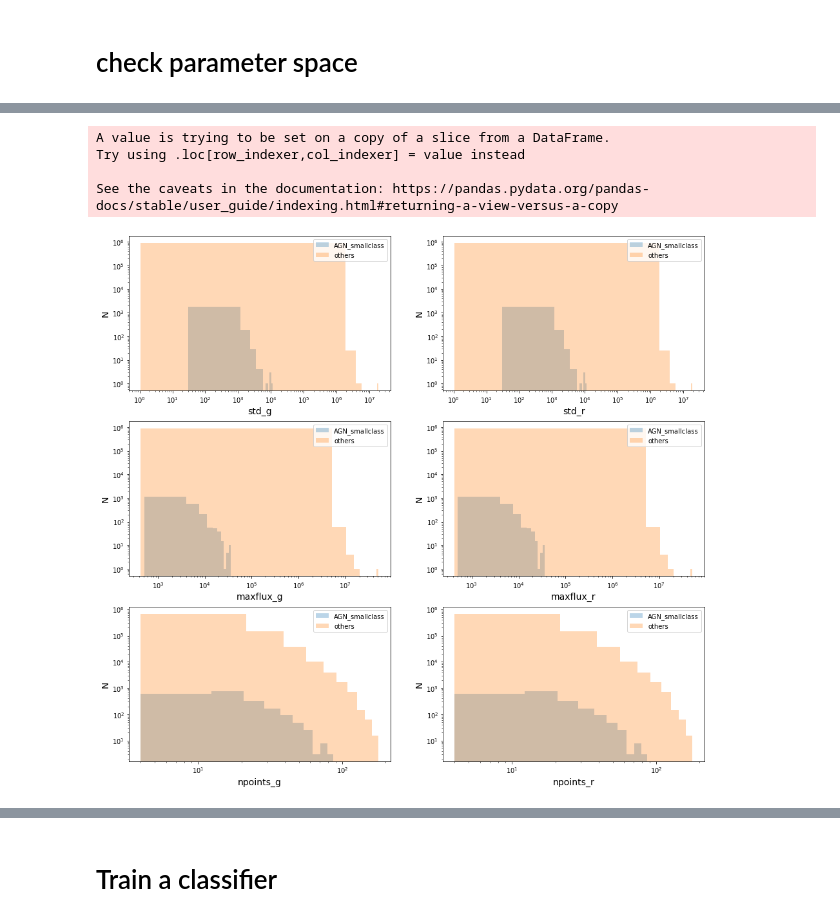
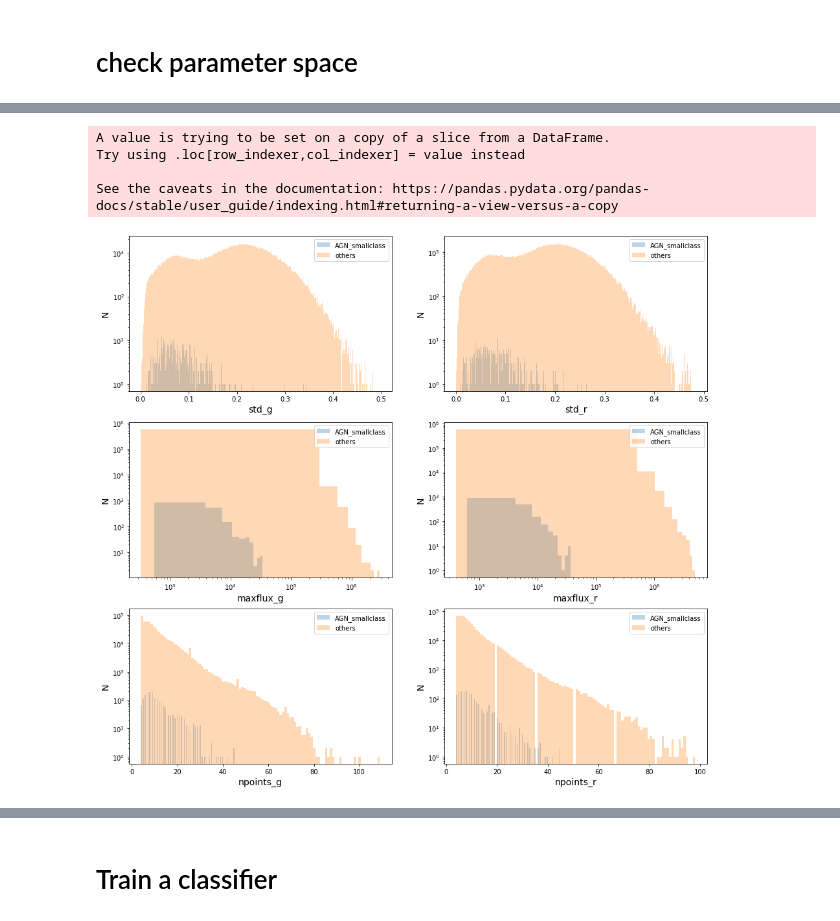
Before and after one commit to emilleishida/agn_classifier, a Jupyter notebook: check_database.ipynb, the cells around one changed output, grey strips where cells are left out. Cells and saved outputs as stored; diff of their text form; code cells hidden in the pictures.

```diff
--- a/check_database.ipynb
+++ b/check_database.ipynb
@@ -340,3 +331,5 @@ data_cut_final.to_csv('data/emille_data.csv.gz', index=False)
+# %%
+data_cut_final = pd.read_csv('../../data/emille_data.csv.gz')
 # %% [markdown]
 # check parameter space
 # %%
@@ -410,18 +400,16 @@ data_cut_final['AGN_smallclass'] = flag_AGN_smallclass.astype(int)
 plt.figure(figsize=(16,15))
 
 plt.subplot(3,2,1)
-plt.hist(data_cut_final[flag_AGN_smallclass]['std_g'], label='AGN_smallclass', alpha=0.3, log=True)
-plt.hist(data_cut_final[~flag_AGN_smallclass]['std_g'], label='others', alpha=0.3, log=True)
-plt.xscale('log')
+plt.hist(data_cut_final[flag_AGN_smallclass]['std_g'], label='AGN_smallclass', alpha=0.3, bins=1000, log=True)
+plt.hist(data_cut_final[~flag_AGN_smallclass]['std_g'], label='others', alpha=0.3, bins=1000, log=True)
 plt.legend()
 plt.xlabel('std_g', fontsize=14)
 plt.ylabel('N', fontsize=14)
 
 
 plt.subplot(3,2,2)
-plt.hist(data_cut_final[flag_AGN_smallclass]['std_r'], label='AGN_smallclass', alpha=0.3, log=True)
-plt.hist(data_cut_final[~flag_AGN_smallclass]['std_r'], label='others', alpha=0.3, log=True)
-plt.xscale('log')
+plt.hist(data_cut_final[flag_AGN_smallclass]['std_r'], label='AGN_smallclass', alpha=0.3, bins=1000, log=True)
+plt.hist(data_cut_final[~flag_AGN_smallclass]['std_r'], label='others', alpha=0.3, bins=1000, log=True)
 plt.legend()
 plt.xlabel('std_r', fontsize=14)
 plt.ylabel('N', fontsize=14)
@@ -433,40 +421,38 @@ plt.xscale('log')
 plt.legend()
 plt.xlabel('maxflux_g', fontsize=14)
 plt.ylabel('N', fontsize=14)
 
 
 plt.subplot(3,2,4)
 plt.hist(data_cut_final[flag_AGN_smallclass]['maxflux_r'], label='AGN_smallclass', alpha=0.3, log=True)
 plt.hist(data_cut_final[~flag_AGN_smallclass]['maxflux_r'], label='others', alpha=0.3, log=True)
 plt.xscale('log')
 plt.legend()
 plt.xlabel('maxflux_r', fontsize=14)
 plt.ylabel('N', fontsize=14)
 
 plt.subplot(3,2,5)
-plt.hist(data_cut_final[flag_AGN_smallclass]['npoints_g'], label='AGN_smallclass', alpha=0.3, log=True)
-plt.hist(data_cut_final[~flag_AGN_smallclass]['npoints_g'], label='others', alpha=0.3, log=True)
-plt.xscale('log')
+plt.hist(data_cut_final[flag_AGN_smallclass]['npoints_g'], label='AGN_smallclass', alpha=0.3, bins=100, log=True)
+plt.hist(data_cut_final[~flag_AGN_smallclass]['npoints_g'], label='others', alpha=0.3, bins=100, log=True)
 plt.legend()
 plt.xlabel('npoints_g', fontsize=14)
 plt.ylabel('N', fontsize=14)
 
 
 plt.subplot(3,2,6)
-plt.hist(data_cut_final[flag_AGN_smallclass]['npoints_r'], label='AGN_smallclass', alpha=0.3, log=True)
-plt.hist(data_cut_final[~flag_AGN_smallclass]['npoints_r'], label='others', alpha=0.3, log=True)
-plt.xscale('log')
+plt.hist(data_cut_final[flag_AGN_smallclass]['npoints_r'], label='AGN_smallclass', alpha=0.3, bins=100, log=True)
+plt.hist(data_cut_final[~flag_AGN_smallclass]['npoints_r'], label='others', alpha=0.3, bins=100, log=True)
 plt.legend()
 plt.xlabel('npoints_r', fontsize=14)
 plt.ylabel('N', fontsize=14)
 
 plt.show()
 # %% [output]
 A value is trying to be set on a copy of a slice from a DataFrame.
 Try using .loc[row_indexer,col_indexer] = value instead
 
 See the caveats in the documentation: https://pandas.pydata.org/pandas-docs/stable/user_guide/indexing.html#returning-a-view-versus-a-copy
-[figure, old version]
+[figure, new version]
 # %%
 flags = {}
 subset = ['LINER','Blazar','AGN','BLLac','QSO']
```
Also changed, not shown: parts of 26 cells of this notebook.
